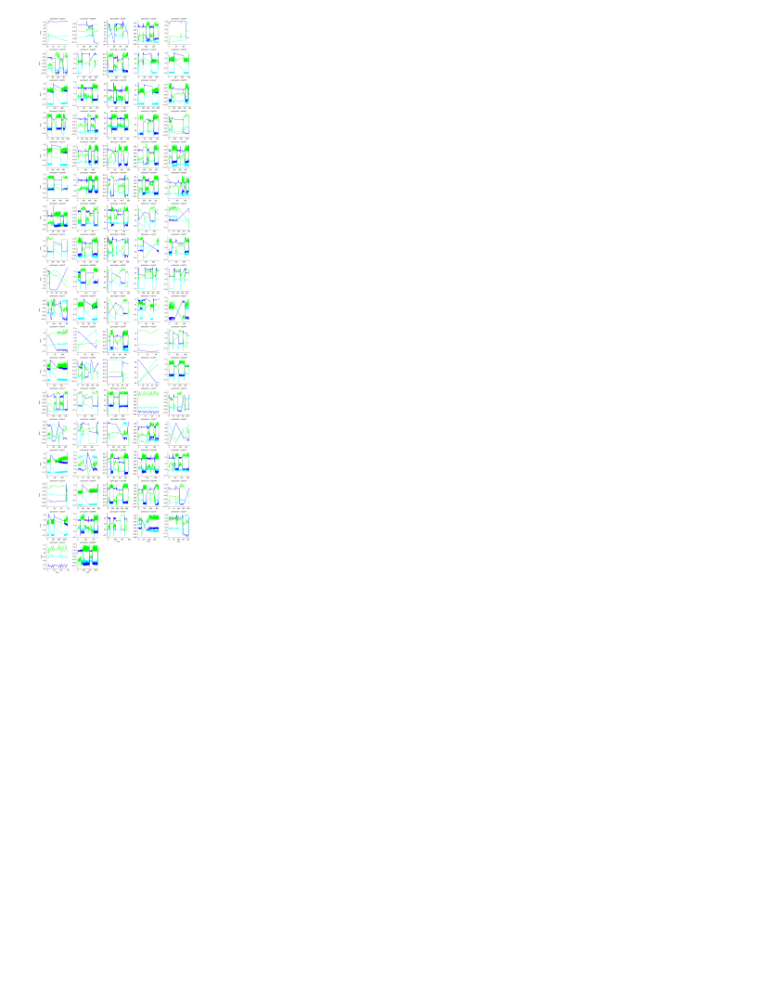
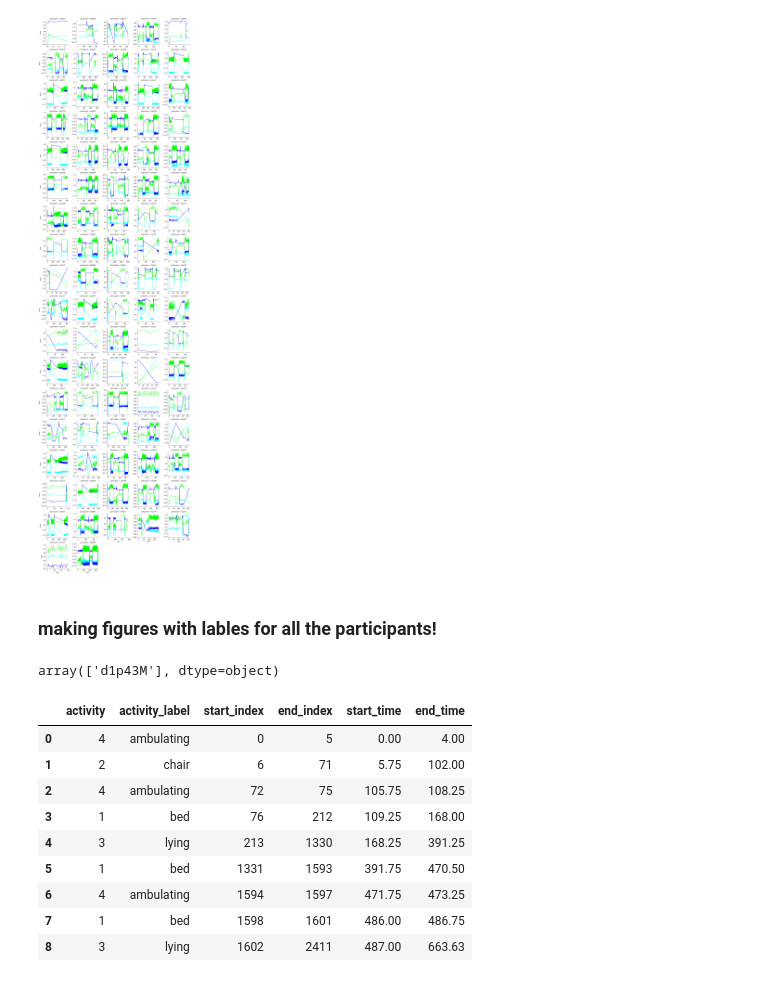
Before and after one commit to ym-pett/motiondetection, a Jupyter notebook: notebooks/plotting_experiments.ipynb, the cells around one changed output. Cells and saved outputs as stored; diff of their text form; code cells hidden in the pictures; blank space fills up the shorter version.

```diff
--- a/notebooks/plotting_experiments.ipynb
+++ b/notebooks/plotting_experiments.ipynb
@@ -128,3 +137,9 @@ g.map_dataframe(plotter, 'time', 'front', color='lime')
 # %% [output]
 <seaborn.axisgrid.FacetGrid at 0x...>
 [figure]
+# %% [markdown]
+### making figures with lables for all the participants!
+# %%
+df.participant.unique()
+# %% [output]
+array(['d1p43M'], dtype=object)
@@ -130,0 +162,13 @@ g.map_dataframe(plotter, 'time', 'front', color='lime')
+# %%
+bound_df
+# %% [output]
+|  | activity | activity_label | start_index | end_index | start_time | end_time |
+| 0 | 4 | ambulating | 0 | 5 | 0.00 | 4.00 |
+| 1 | 2 | chair | 6 | 71 | 5.75 | 102.00 |
+| 2 | 4 | ambulating | 72 | 75 | 105.75 | 108.25 |
+| 3 | 1 | bed | 76 | 212 | 109.25 | 168.00 |
+| 4 | 3 | lying | 213 | 1330 | 168.25 | 391.25 |
+| 5 | 1 | bed | 1331 | 1593 | 391.75 | 470.50 |
+| 6 | 4 | ambulating | 1594 | 1597 | 471.75 | 473.25 |
+| 7 | 1 | bed | 1598 | 1601 | 486.00 | 486.75 |
+| 8 | 3 | lying | 1602 | 2411 | 487.00 | 663.63 |
```
Also changed, not shown: parts of 8 cells of this notebook.
